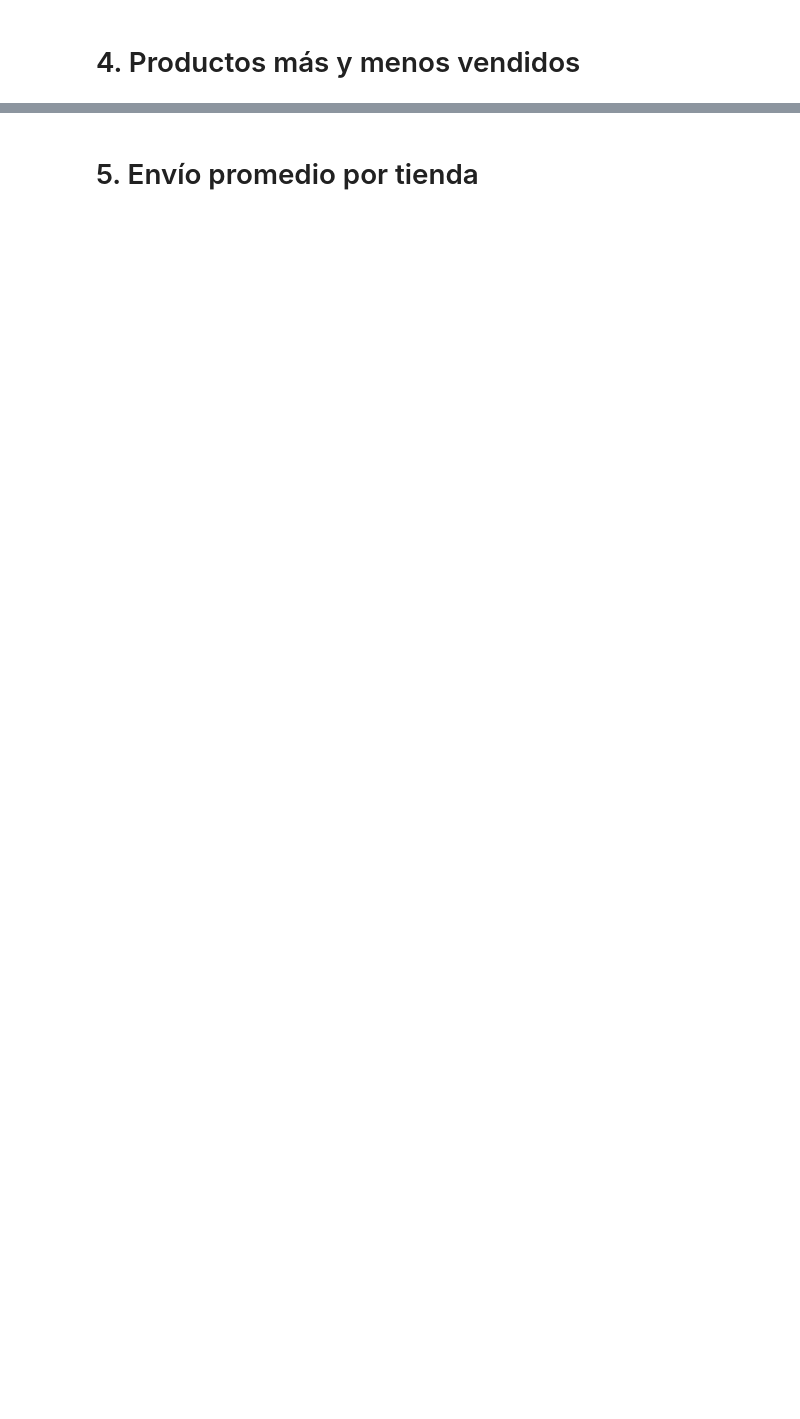
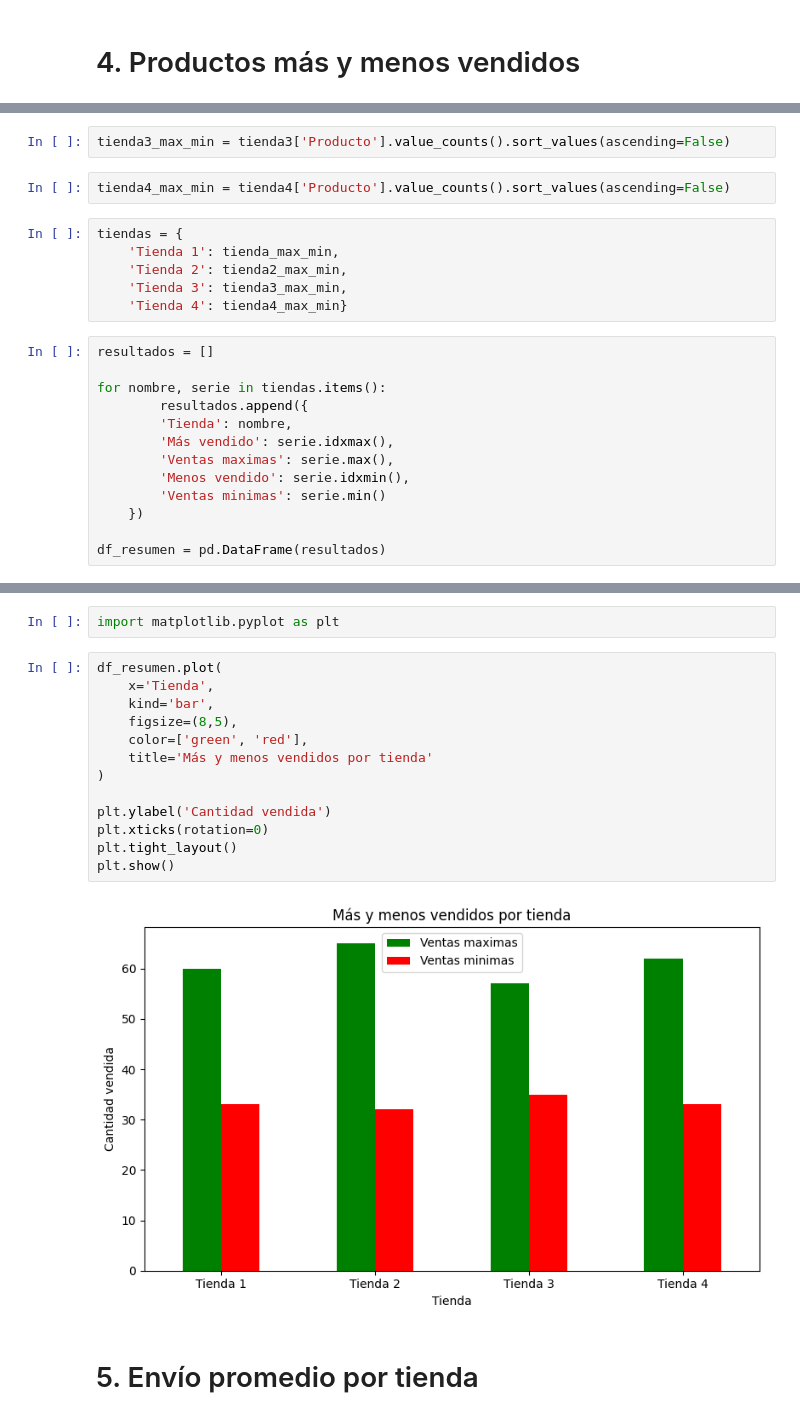
Before and after one commit to Jhon-theone/challenge1-data-science-latam, a Jupyter notebook: AluraStoreLatam.ipynb, the cells around one changed output, grey strips where cells are left out. Cells and saved outputs as stored; diff of their text form; blank space fills up the shorter version.

```diff
--- a/AluraStoreLatam.ipynb
+++ b/AluraStoreLatam.ipynb
@@ -35,0 +143,23 @@ tienda.shape
+# %%
+tienda3_max_min = tienda3['Producto'].value_counts().sort_values(ascending=False)
+# %%
+tienda4_max_min = tienda4['Producto'].value_counts().sort_values(ascending=False)
+# %%
+tiendas = {
+    'Tienda 1': tienda_max_min,
+    'Tienda 2': tienda2_max_min,
+    'Tienda 3': tienda3_max_min,
+    'Tienda 4': tienda4_max_min}
+# %%
+resultados = []
+
+for nombre, serie in tiendas.items():
+        resultados.append({
+        'Tienda': nombre,
+        'Más vendido': serie.idxmax(),
+        'Ventas maximas': serie.max(),
+        'Menos vendido': serie.idxmin(),
+        'Ventas minimas': serie.min()
+    })
+
+df_resumen = pd.DataFrame(resultados)
@@ -36,2 +174,19 @@ tienda.shape
+# %%
+import matplotlib.pyplot as plt
+# %%
+df_resumen.plot(
+    x='Tienda',
+    kind='bar',
+    figsize=(8,5),
+    color=['green', 'red'],
+    title='Más y menos vendidos por tienda'
+)
+
+plt.ylabel('Cantidad vendida')
+plt.xticks(rotation=0)
+plt.tight_layout()
+plt.show()
+# %% [output]
+[figure, added]
 # %% [markdown]
 # 5. Envío promedio por tienda
```
Also changed, not shown: parts of 23 cells of this notebook.
